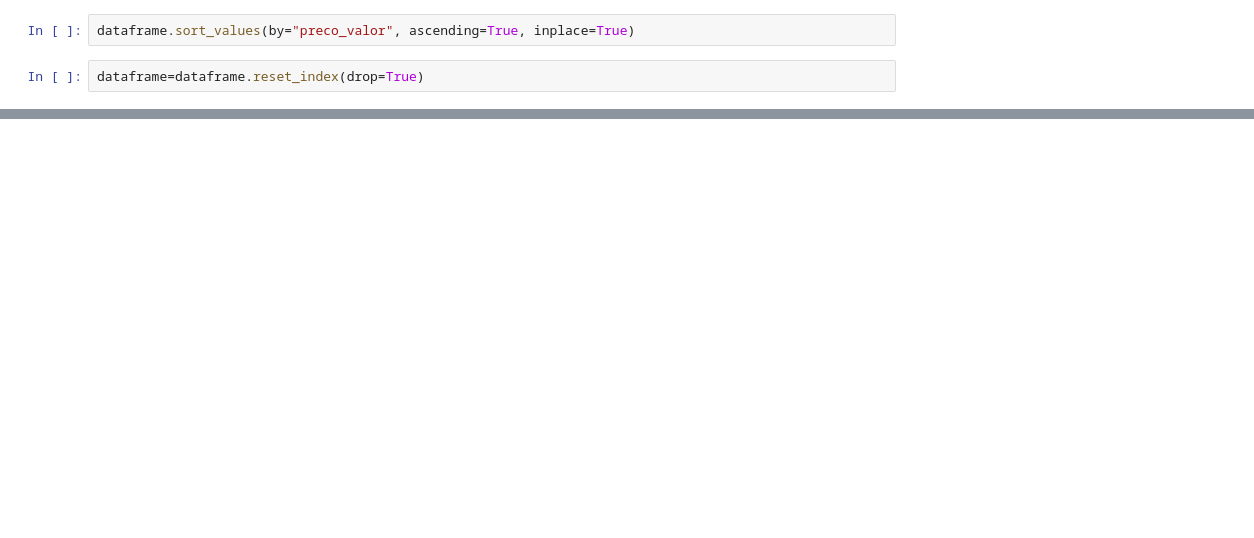
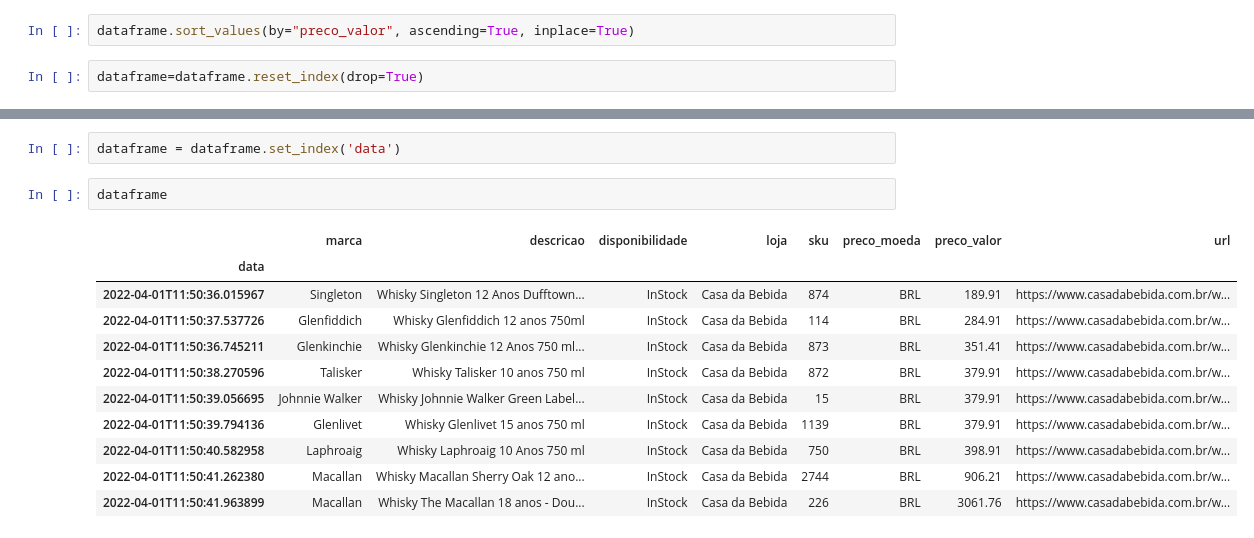
Before and after one commit to rsilveira79/whisky_trends_BR, a Jupyter notebook: notebooks/whisky_crawler.ipynb, the cells around one changed output, grey strips where cells are left out. Drawn from its saved outputs; the diff is of its cells as text; blank space fills up the shorter version.

Commit message:
include index as datatime and concatenate

```diff
--- a/notebooks/whisky_crawler.ipynb
+++ b/notebooks/whisky_crawler.ipynb
@@ -151,0 +152,16 @@ dataframe
+# %%
+dataframe = dataframe.set_index('data')
+# %%
+dataframe
+# %% [output]
+|  | marca | descricao | disponibilidade | loja | sku | preco_moeda | preco_valor | url |
+| data |  |  |  |  |  |  |  |  |
+| 2022-04-01T11:50:36.015967 | Singleton | Whisky Singleton 12 Anos Dufftown... | InStock | Casa da Bebida | 874 | BRL | 189.91 | https://www.casadabebida.com.br/w... |
+| 2022-04-01T11:50:37.537726 | Glenfiddich | Whisky Glenfiddich 12 anos 750ml | InStock | Casa da Bebida | 114 | BRL | 284.91 | https://www.casadabebida.com.br/w... |
+| 2022-04-01T11:50:36.745211 | Glenkinchie | Whisky Glenkinchie 12 Anos 750 ml... | InStock | Casa da Bebida | 873 | BRL | 351.41 | https://www.casadabebida.com.br/w... |
+| 2022-04-01T11:50:38.270596 | Talisker | Whisky Talisker 10 anos 750 ml | InStock | Casa da Bebida | 872 | BRL | 379.91 | https://www.casadabebida.com.br/w... |
+| 2022-04-01T11:50:39.056695 | Johnnie Walker | Whisky Johnnie Walker Green Label... | InStock | Casa da Bebida | 15 | BRL | 379.91 | https://www.casadabebida.com.br/w... |
+| 2022-04-01T11:50:39.794136 | Glenlivet | Whisky Glenlivet 15 anos 750 ml | InStock | Casa da Bebida | 1139 | BRL | 379.91 | https://www.casadabebida.com.br/w... |
+| 2022-04-01T11:50:40.582958 | Laphroaig | Whisky Laphroaig 10 Anos 750 ml | InStock | Casa da Bebida | 750 | BRL | 398.91 | https://www.casadabebida.com.br/w... |
+| 2022-04-01T11:50:41.262380 | Macallan | Whisky Macallan Sherry Oak 12 ano... | InStock | Casa da Bebida | 2744 | BRL | 906.21 | https://www.casadabebida.com.br/w... |
+| 2022-04-01T11:50:41.963899 | Macallan | Whisky The Macallan 18 anos - Dou... | InStock | Casa da Bebida | 226 | BRL | 3061.76 | https://www.casadabebida.com.br/w... |
```
Also changed, not shown: parts of 12 cells of this notebook, 2 other files.
